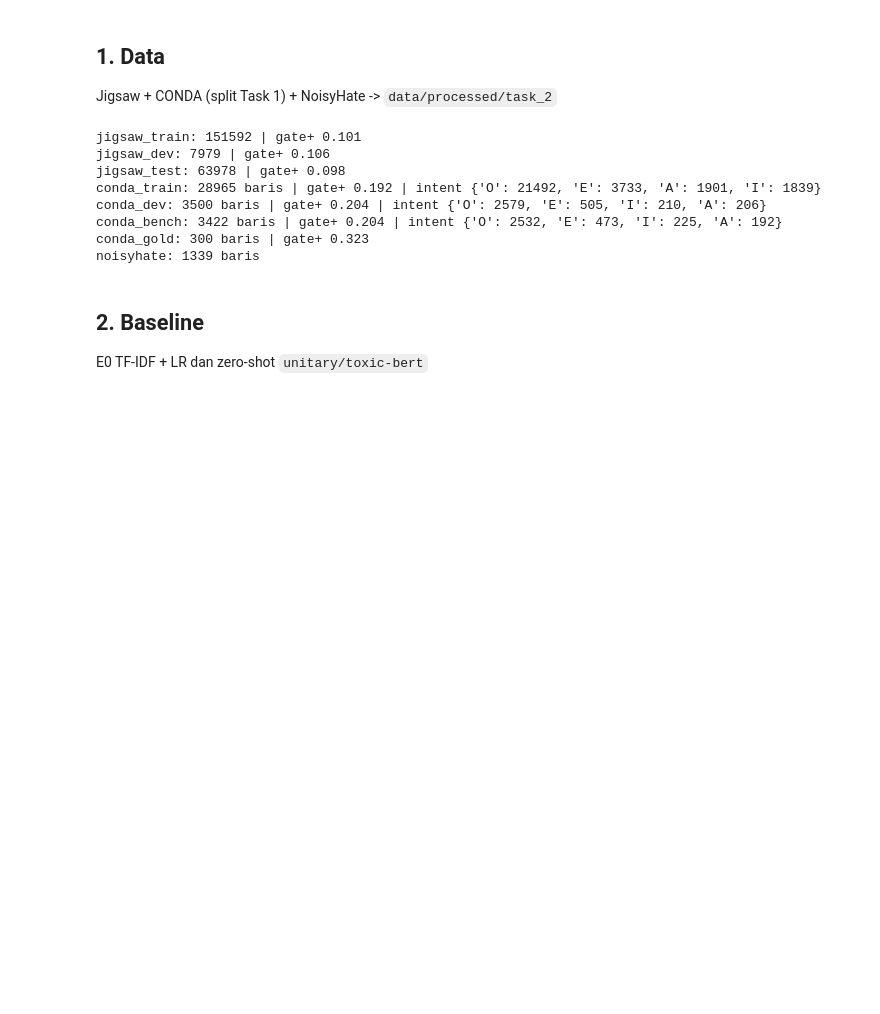
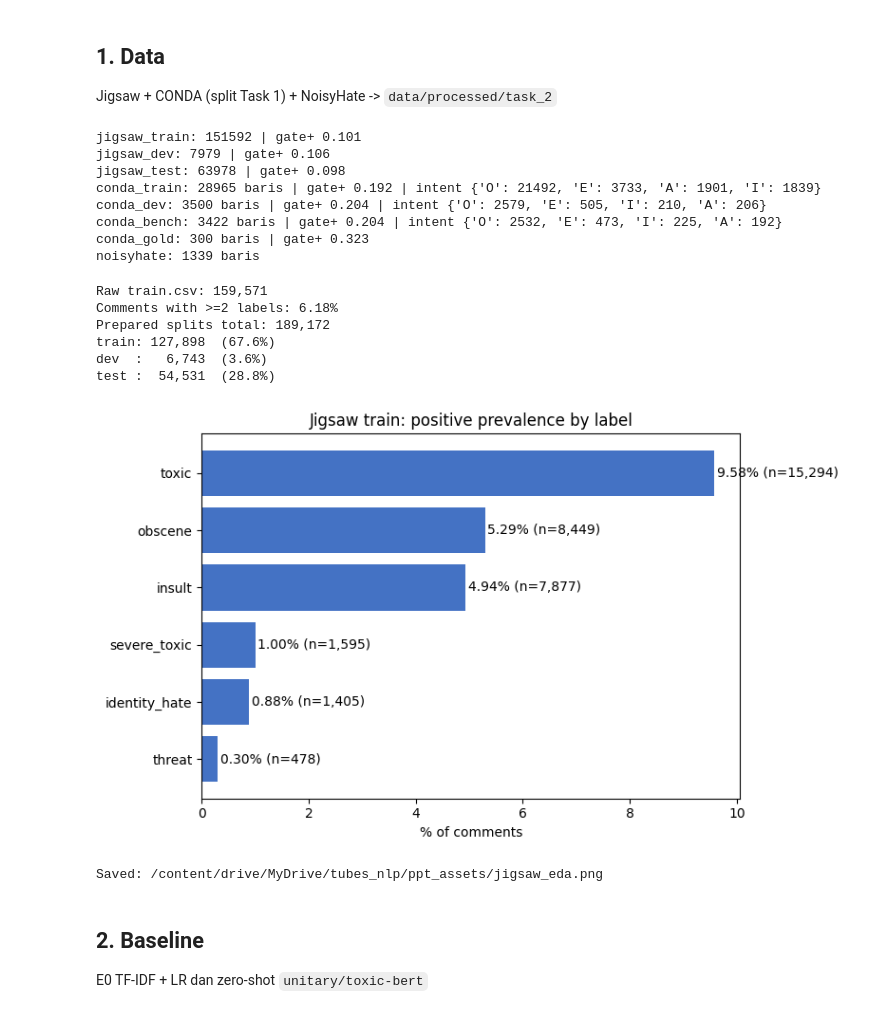
Before and after one commit to ivant8k/IF5153-Chat-Moderation, a Jupyter notebook: task-2/src/task_2/notebooks/colab_runner.ipynb, the cells around one changed output. Cells and saved outputs as stored; diff of their text form; code cells hidden in the pictures; blank space fills up the shorter version.

```diff
--- a/task-2/src/task_2/notebooks/colab_runner.ipynb
+++ b/task-2/src/task_2/notebooks/colab_runner.ipynb
@@ -56,6 +57,61 @@ conda_dev: 3500 baris | gate+ 0.204 | intent {'O': 2579, 'E': 505, 'I': 210, 'A'
 conda_bench: 3422 baris | gate+ 0.204 | intent {'O': 2532, 'E': 473, 'I': 225, 'A': 192}
 conda_gold: 300 baris | gate+ 0.323
 noisyhate: 1339 baris
+# %%
+from pathlib import Path
+
+import matplotlib.pyplot as plt
+import pandas as pd
+
+root = Path("/content/repo")
+labels = ["toxic", "severe_toxic", "obscene", "threat", "insult", "identity_hate"]
+
+jigsaw_raw = pd.read_csv(root / "data/raw/jigsaw/train.csv")
+label_matrix = jigsaw_raw[labels].fillna(0).astype(int)
+
+splits = {
+    name: pd.read_csv(root / f"data/processed/task_2/jigsaw_{name}.tsv", sep="\t")
+    for name in ["train", "dev", "test"]
+}
+total = sum(len(df) for df in splits.values())
+
+print(f"Raw train.csv: {len(jigsaw_raw):,}")
+print(f"Comments with >=2 labels: {(label_matrix.sum(axis=1) >= 2).mean() * 100:.2f}%")
+print(f"Prepared splits total: {total:,}")
+for name, df in splits.items():
+    print(f"{name:5s}: {len(df):>7,}  ({len(df) / total * 100:.1f}%)")
+
+counts = label_matrix.sum().sort_values()
+rates = counts / len(jigsaw_raw) * 100
+
+fig, ax = plt.subplots(figsize=(8, 4.8))
+ax.barh(rates.index, rates.values, color="#4472C4")
+ax.set_title("Jigsaw train: positive prevalence by label")
+ax.set_xlabel("% of comments")
+
+for y, label in enumerate(rates.index):
+    ax.text(
+        rates[label] + 0.05, y,
+        f"{rates[label]:.2f}% (n={counts[label]:,})",
+        va="center",
+    )
+
+fig.tight_layout()
+out_dir = Path("/content/drive/MyDrive/tubes_nlp/ppt_assets")
+out_dir.mkdir(parents=True, exist_ok=True)
+out_path = out_dir / "jigsaw_eda.png"
+fig.savefig(out_path, dpi=220, bbox_inches="tight")
+plt.show()
+print(f"Saved: {out_path}")
+# %% [output]
+Raw train.csv: 159,571
+Comments with >=2 labels: 6.18%
+Prepared splits total: 189,172
+train: 127,898  (67.6%)
+dev  :   6,743  (3.6%)
+test :  54,531  (28.8%)
+[figure, added]
+Saved: /content/drive/MyDrive/tubes_nlp/ppt_assets/jigsaw_eda.png
 # %% [markdown]
 ## 2. Baseline
 E0 TF-IDF + LR dan zero-shot `unitary/toxic-bert`
```
Also changed, not shown: parts of 4 cells of this notebook.
